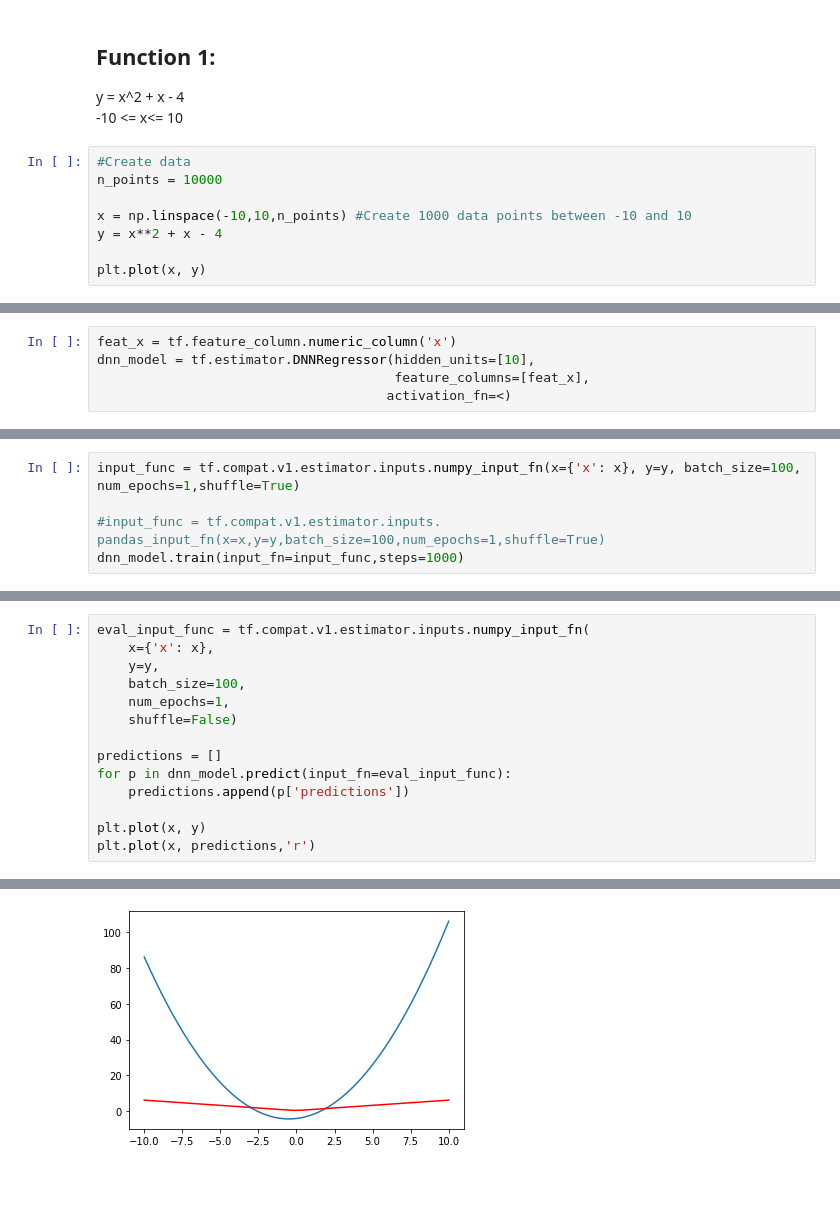
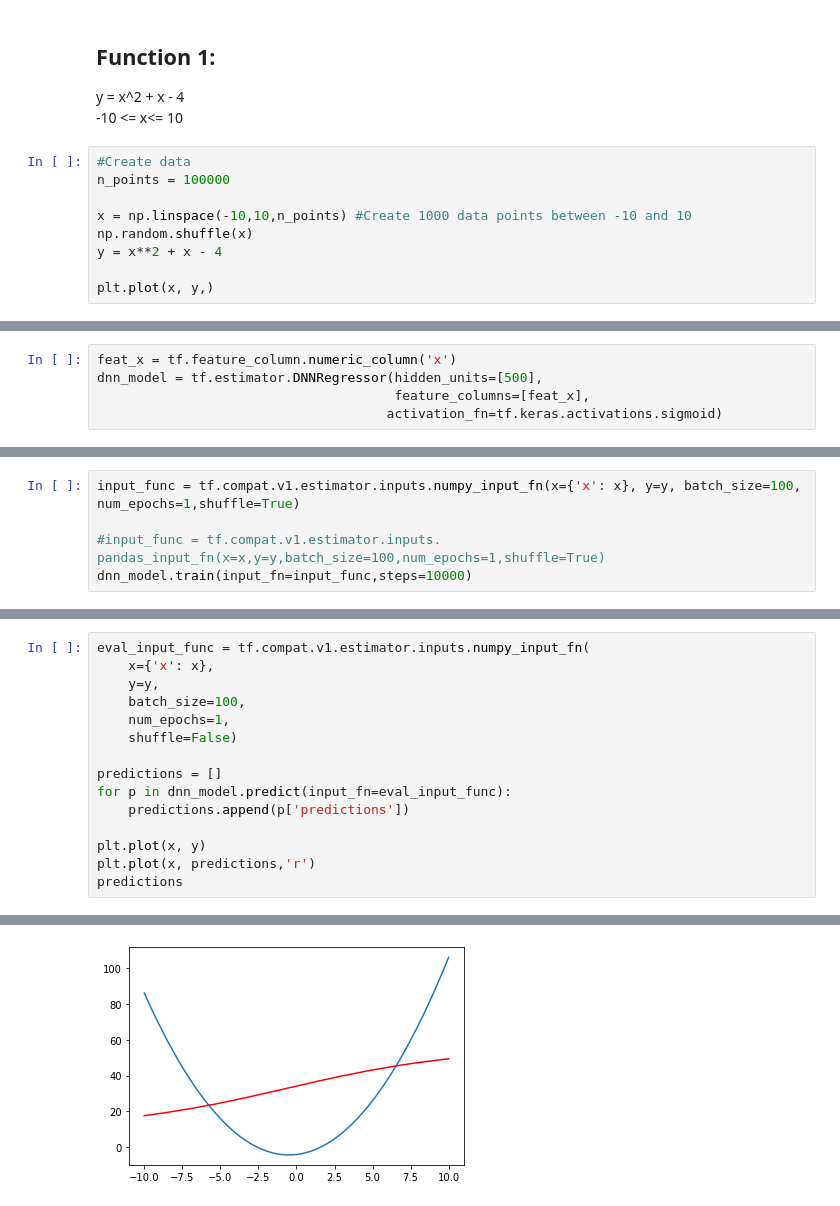
Before and after one commit to conorosully/deep-learning, a Jupyter notebook: src/Neural Network Approximations.ipynb, the cells around one changed output, grey strips where cells are left out. Drawn from its saved outputs; the diff is of its cells as text.

```diff
--- a/src/Neural Network Approximations.ipynb
+++ b/src/Neural Network Approximations.ipynb
@@ -26,11 +26,12 @@ y = x^2 + x - 4
 -10 <= x<= 10
 # %%
 #Create data
-n_points = 10000
+n_points = 100000
 
 x = np.linspace(-10,10,n_points) #Create 1000 data points between -10 and 10
+np.random.shuffle(x)
 y = x**2 + x - 4
 
-plt.plot(x, y)
+plt.plot(x, y,)
 # %% [output]
 [<matplotlib.lines.Line2D at 0x...>]
@@ -38,7 +39,7 @@ plt.plot(x, y)
 # %%
 feat_x = tf.feature_column.numeric_column('x')
-dnn_model = tf.estimator.DNNRegressor(hidden_units=[10],
+dnn_model = tf.estimator.DNNRegressor(hidden_units=[500],
                                       feature_columns=[feat_x],
-                                     activation_fn=<)
+                                     activation_fn=tf.keras.activations.sigmoid)
 # %% [output]
 INFO:tensorflow:Using default config.
@@ -54,7 +55,7 @@ graph_options {
 input_func = tf.compat.v1.estimator.inputs.numpy_input_fn(x={'x': x}, y=y, batch_size=100, num_epochs=1,shuffle=True)
 
 #input_func = tf.compat.v1.estimator.inputs. pandas_input_fn(x=x,y=y,batch_size=100,num_epochs=1,shuffle=True)
-dnn_model.train(input_fn=input_func,steps=1000)
+dnn_model.train(input_fn=input_func,steps=10000)
 # %% [output]
 INFO:tensorflow:Calling model_fn.
 WARNING:tensorflow:Layer dnn is casting an input tensor from dtype float64 to the layer's dtype of float32, which is new behavior in TensorFlow 2.  The layer has dtype float32 because it's dtype defau ...
@@ -88,6 +89,7 @@ for p in dnn_model.predict(input_fn=eval_input_func):
 
 plt.plot(x, y)
 plt.plot(x, predictions,'r')
+predictions
 # %% [output]
 INFO:tensorflow:Calling model_fn.
 WARNING:tensorflow:Layer dnn is casting an input tensor from dtype float64 to the layer's dtype of float32, which is new behavior in TensorFlow 2.  The layer has dtype float32 because it's dtype defau ...
@@ -105 +123 @@ INFO:tensorflow:Done running local_init_op.
-[figure, old version]
+[figure, new version]
```
Also changed, not shown: parts of 5 cells of this notebook.
